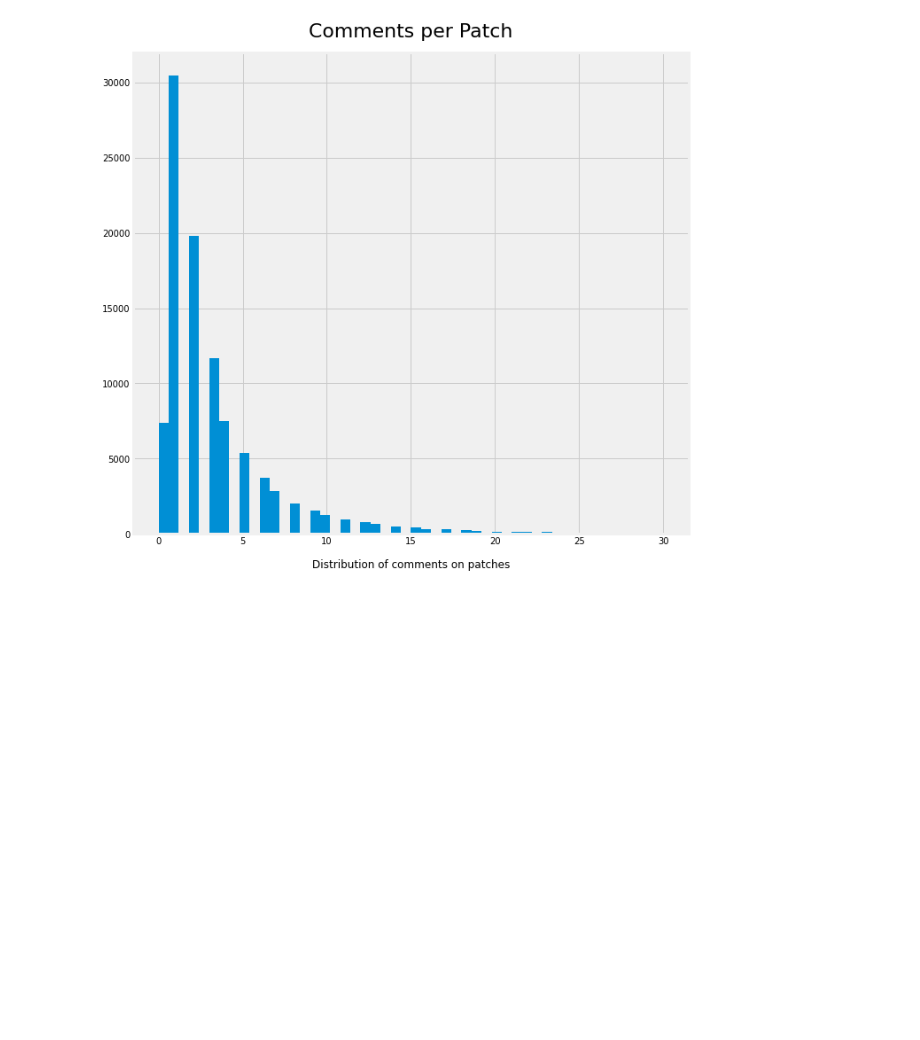
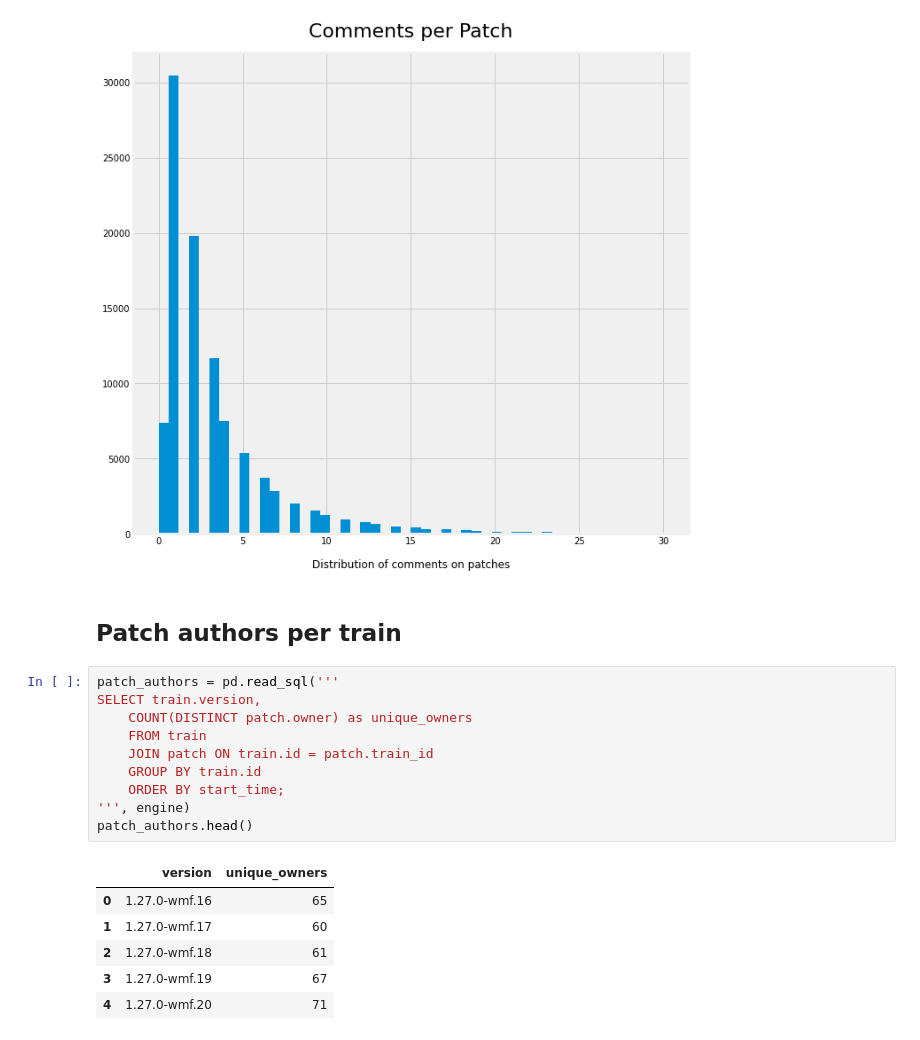
Before and after one commit to thcipriani/train-stats, a Jupyter notebook: README.ipynb, the cells around one changed output. Cells and saved outputs as stored; diff of their text form; blank space fills up the shorter version.

```diff
--- a/README.ipynb
+++ b/README.ipynb
@@ -536,3 +536,22 @@ plt.title("Comments per Patch", y=1.02, fontsize=22)
 # %% [output]
 Text(0.5, 1.02, 'Comments per Patch')
 [figure]
+# %% [markdown]
+## Patch authors per train
+# %%
+patch_authors = pd.read_sql('''
+SELECT train.version,
+    COUNT(DISTINCT patch.owner) as unique_owners
+    FROM train
+    JOIN patch ON train.id = patch.train_id
+    GROUP BY train.id
+    ORDER BY start_time;
+''', engine)
+patch_authors.head()
+# %% [output]
+|  | version | unique_owners |
+| 0 | 1.27.0-wmf.16 | 65 |
+| 1 | 1.27.0-wmf.17 | 60 |
+| 2 | 1.27.0-wmf.18 | 61 |
+| 3 | 1.27.0-wmf.19 | 67 |
+| 4 | 1.27.0-wmf.20 | 71 |
```
Also changed, not shown: parts of 2 cells of this notebook, 2 other files.
